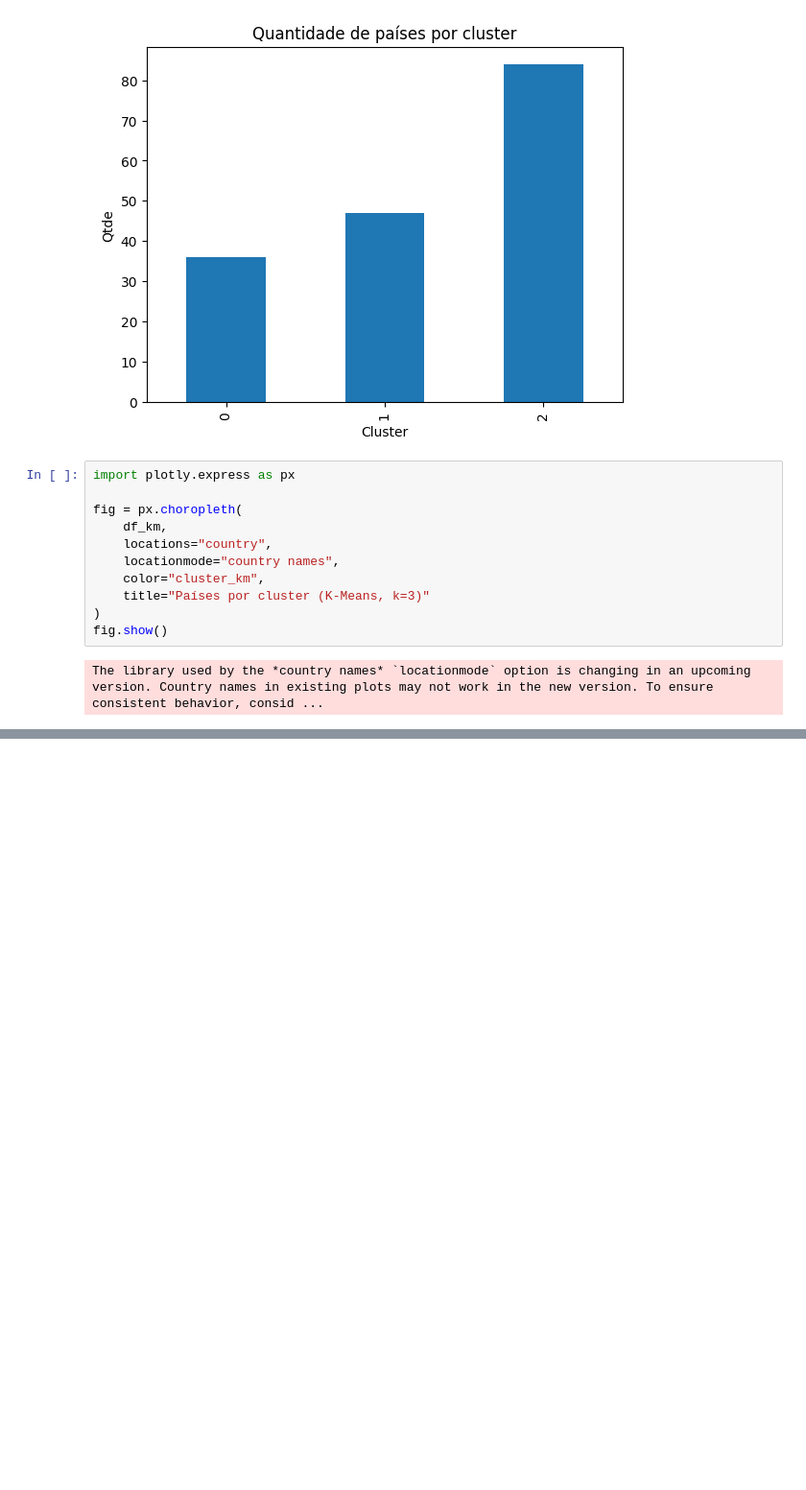
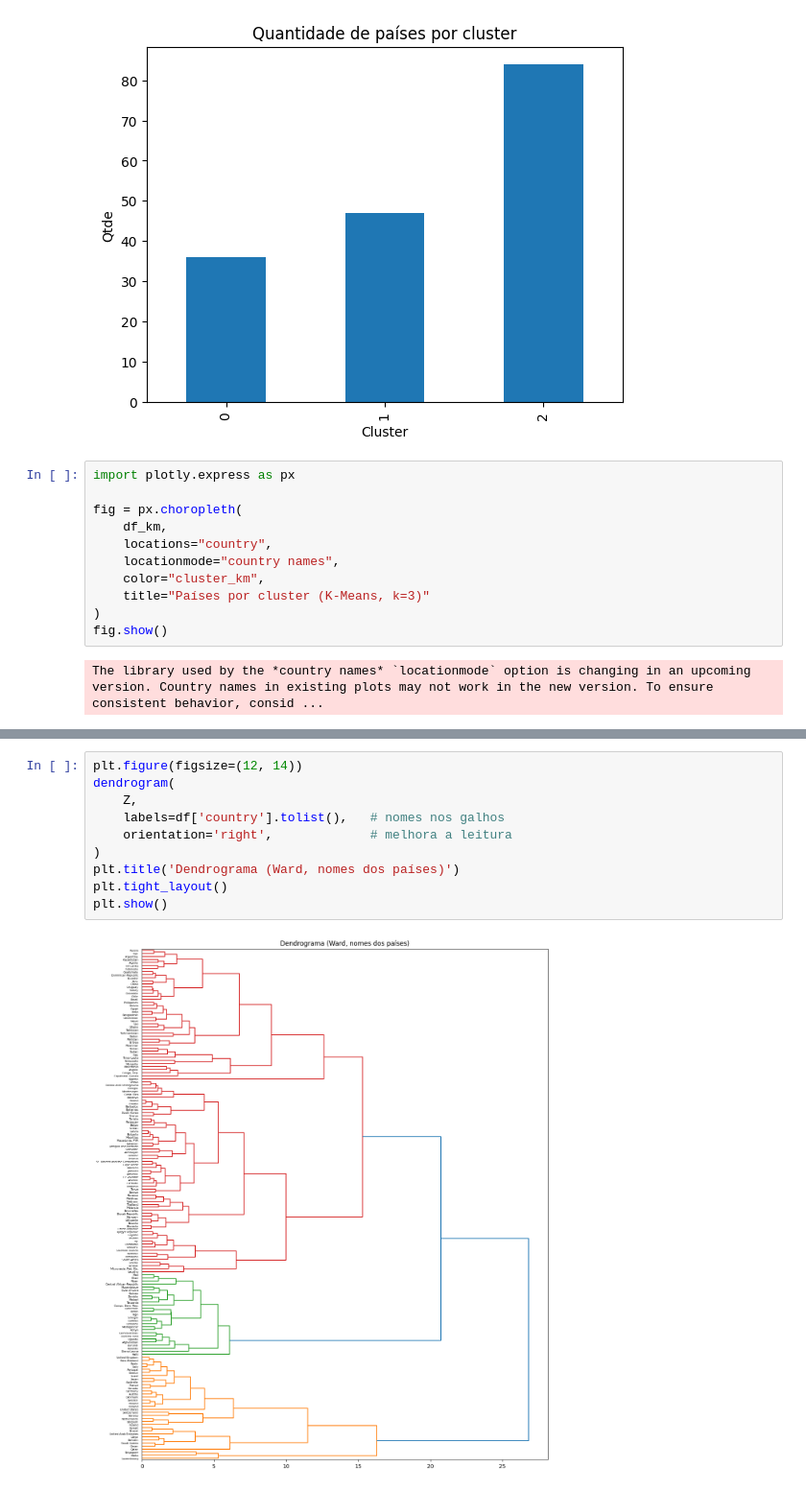
Before and after one commit to FTNeves80/clusterizacao, a Jupyter notebook: pd_clusterizacao.ipynb, the cells around one changed output, grey strips where cells are left out. Shown at 96% size. Saved outputs shown, nothing was run; the diff lists cells and outputs as text; blank space fills up the shorter version.

```diff
--- a/pd_clusterizacao.ipynb
+++ b/pd_clusterizacao.ipynb
@@ -275,0 +311,12 @@ The library used by the *country names* `locationmode` option is changing in an
+# %%
+plt.figure(figsize=(12, 14))
+dendrogram(
+    Z,
+    labels=df['country'].tolist(),   # nomes nos galhos
+    orientation='right',             # melhora a leitura
+)
+plt.title('Dendrograma (Ward, nomes dos países)')
+plt.tight_layout()
+plt.show()
+# %% [output]
+[figure, added]
```
Also changed, not shown: parts of 2 cells of this notebook.
